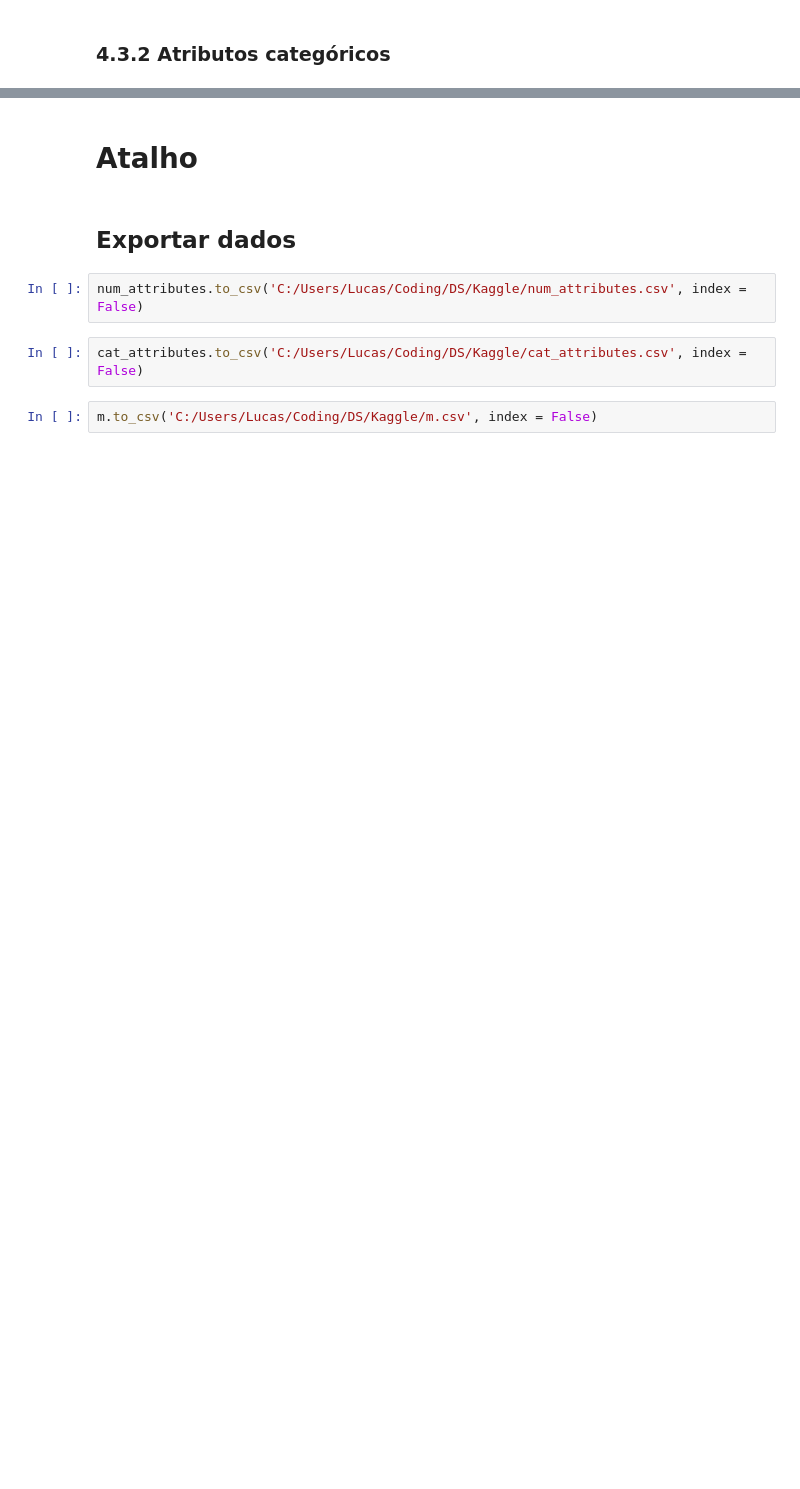
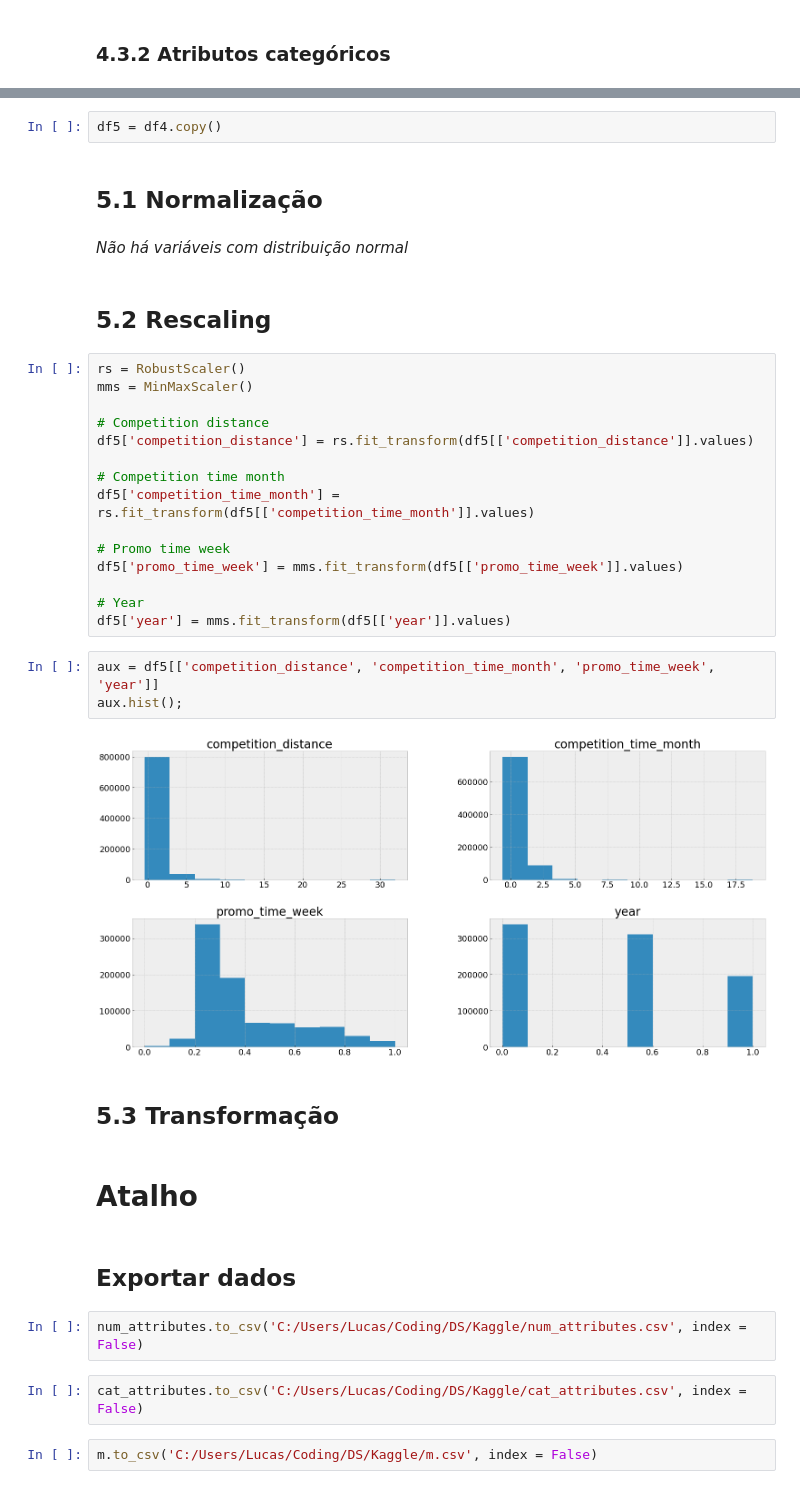
Before and after one commit to paixaols/rossmann-store-sales, a Jupyter notebook: Rossmann_sales_prediction.ipynb, the cells around one changed output, grey strips where cells are left out. Cells and saved outputs as stored; diff of their text form; blank space fills up the shorter version.

```diff
--- a/Rossmann_sales_prediction.ipynb
+++ b/Rossmann_sales_prediction.ipynb
@@ -713,3 +716,33 @@ sns.heatmap(d, annot = True)
+# %%
+df5 = df4.copy()
+# %% [markdown]
+## 5.1 Normalização
+# %% [markdown]
+*Não há variáveis com distribuição normal*
+# %% [markdown]
+## 5.2 Rescaling
+# %%
+rs = RobustScaler()
+mms = MinMaxScaler()
+
+# Competition distance
+df5['competition_distance'] = rs.fit_transform(df5[['competition_distance']].values)
+
+# Competition time month
+df5['competition_time_month'] = rs.fit_transform(df5[['competition_time_month']].values)
+
+# Promo time week
+df5['promo_time_week'] = mms.fit_transform(df5[['promo_time_week']].values)
+
+# Year
+df5['year'] = mms.fit_transform(df5[['year']].values)
+# %%
+aux = df5[['competition_distance', 'competition_time_month', 'promo_time_week', 'year']]
+aux.hist();
+# %% [output]
+[figure, added]
+# %% [markdown]
+## 5.3 Transformação
 # %% [markdown]
 # Atalho
 # %% [markdown]
```
Also changed, not shown: parts of 34 cells of this notebook.
